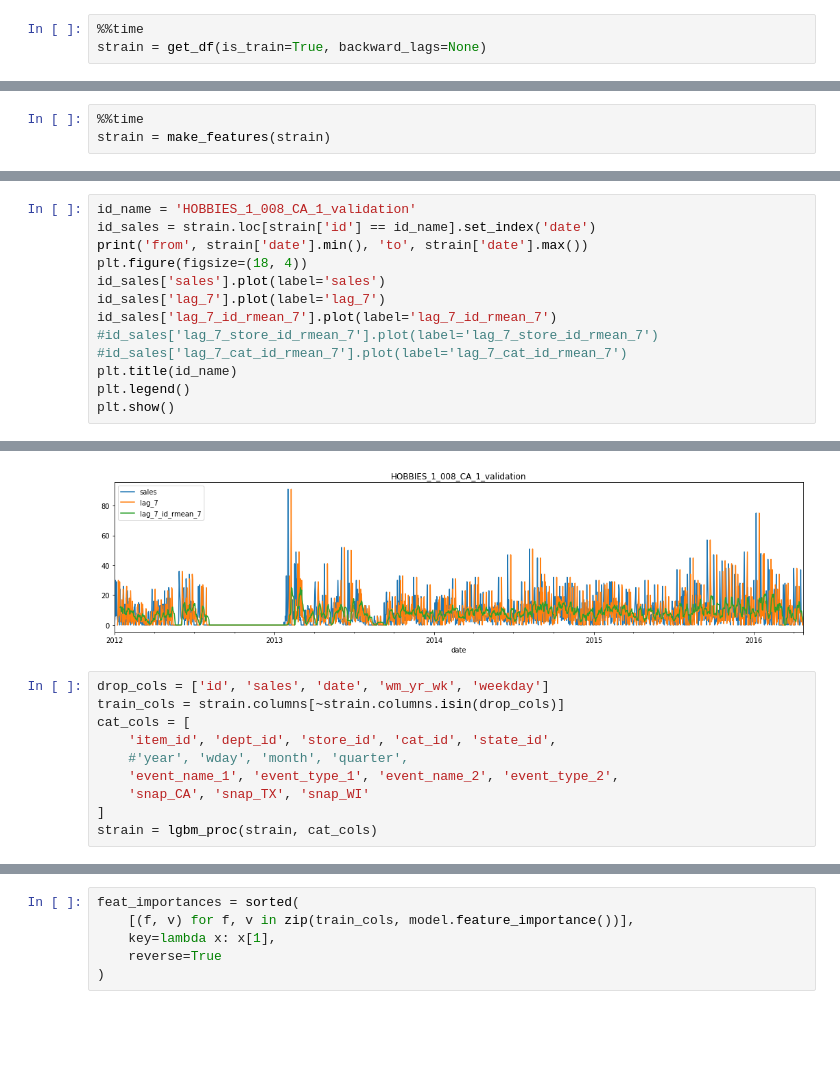
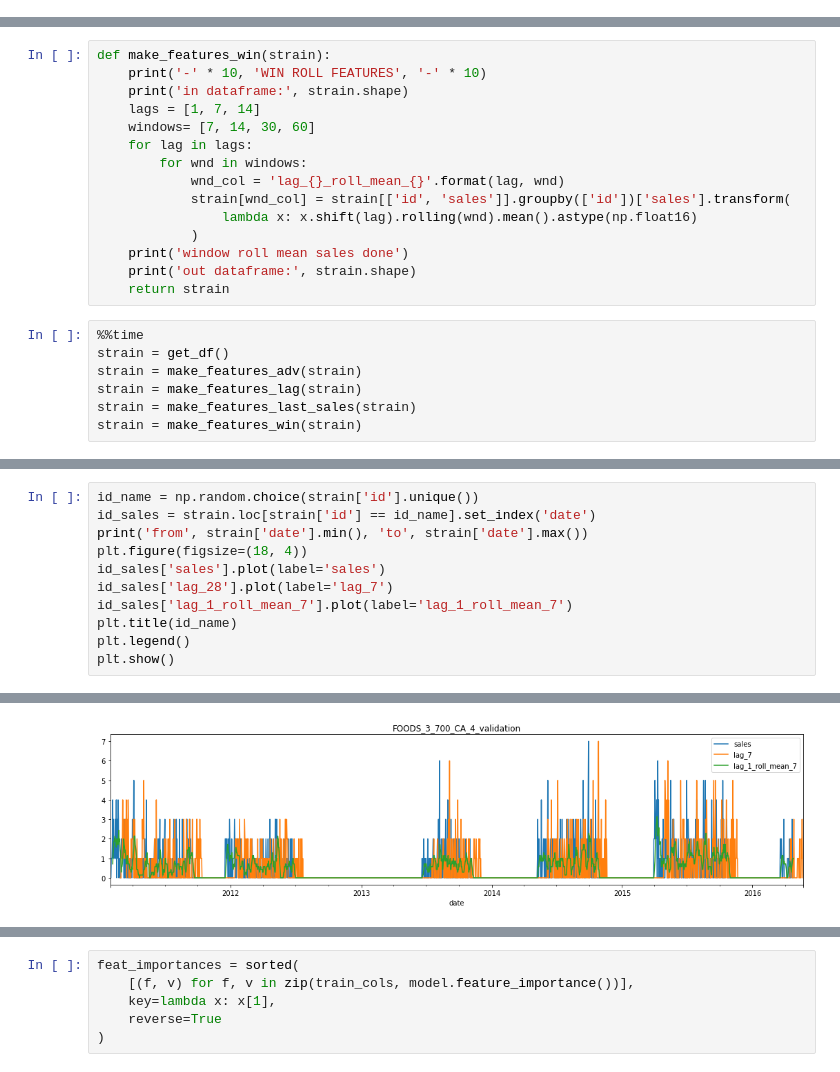
Before and after one commit to vgarshin/kaggle_m5, a Jupyter notebook: m5_model_lgbm_20200407.ipynb, the cells around one changed output, grey strips where cells are left out. Cells and saved outputs as stored; diff of their text form; blank space fills up the shorter version.

```diff
--- a/m5_model_lgbm_20200407.ipynb
+++ b/m5_model_lgbm_20200407.ipynb
@@ -140,3 +185,0 @@ def lgbm_proc(strain, cat_cols):
-# %%
-%%time
-strain = get_df(is_train=True, backward_lags=None)
@@ -158,3 +185,0 @@ Wall time: 45.4 s
-# %%
-%%time
-strain = make_features(strain)
@@ -169,0 +205,22 @@ Wall time: 2min 10s
+# %%
+def make_features_win(strain):
+    print('-' * 10, 'WIN ROLL FEATURES', '-' * 10)
+    print('in dataframe:', strain.shape)
+    lags = [1, 7, 14]
+    windows= [7, 14, 30, 60]
+    for lag in lags:
+        for wnd in windows:
+            wnd_col = 'lag_{}_roll_mean_{}'.format(lag, wnd)
+            strain[wnd_col] = strain[['id', 'sales']].groupby(['id'])['sales'].transform(
+                lambda x: x.shift(lag).rolling(wnd).mean().astype(np.float16)
+            )
+    print('window roll mean sales done')
+    print('out dataframe:', strain.shape)
+    return strain
+# %%
+%%time
+strain = get_df()
+strain = make_features_adv(strain)
+strain = make_features_lag(strain)
+strain = make_features_last_sales(strain)
+strain = make_features_win(strain)
@@ -170,13 +245,11 @@ Wall time: 2min 10s
 # %%
-id_name = 'HOBBIES_1_008_CA_1_validation'
+id_name = np.random.choice(strain['id'].unique())
 id_sales = strain.loc[strain['id'] == id_name].set_index('date')
 print('from', strain['date'].min(), 'to', strain['date'].max())
 plt.figure(figsize=(18, 4))
 id_sales['sales'].plot(label='sales')
-id_sales['lag_7'].plot(label='lag_7')
-id_sales['lag_7_id_rmean_7'].plot(label='lag_7_id_rmean_7')
-#id_sales['lag_7_store_id_rmean_7'].plot(label='lag_7_store_id_rmean_7')
-#id_sales['lag_7_cat_id_rmean_7'].plot(label='lag_7_cat_id_rmean_7')
+id_sales['lag_28'].plot(label='lag_7')
+id_sales['lag_1_roll_mean_7'].plot(label='lag_1_roll_mean_7')
 plt.title(id_name)
 plt.legend()
 plt.show()
@@ -185,11 +258 @@ from 2012-01-01 00:00:00 to 2016-04-24 00:00:00
-[figure, old version]
+[figure, new version]
-# %%
-drop_cols = ['id', 'sales', 'date', 'wm_yr_wk', 'weekday']
-train_cols = strain.columns[~strain.columns.isin(drop_cols)]
-cat_cols = [
-    'item_id', 'dept_id', 'store_id', 'cat_id', 'state_id',
-    #'year', 'wday', 'month', 'quarter',
-    'event_name_1', 'event_type_1', 'event_name_2', 'event_type_2',
-    'snap_CA', 'snap_TX', 'snap_WI'
-]
-strain = lgbm_proc(strain, cat_cols)
```
Also changed, not shown: parts of 33 cells of this notebook.
